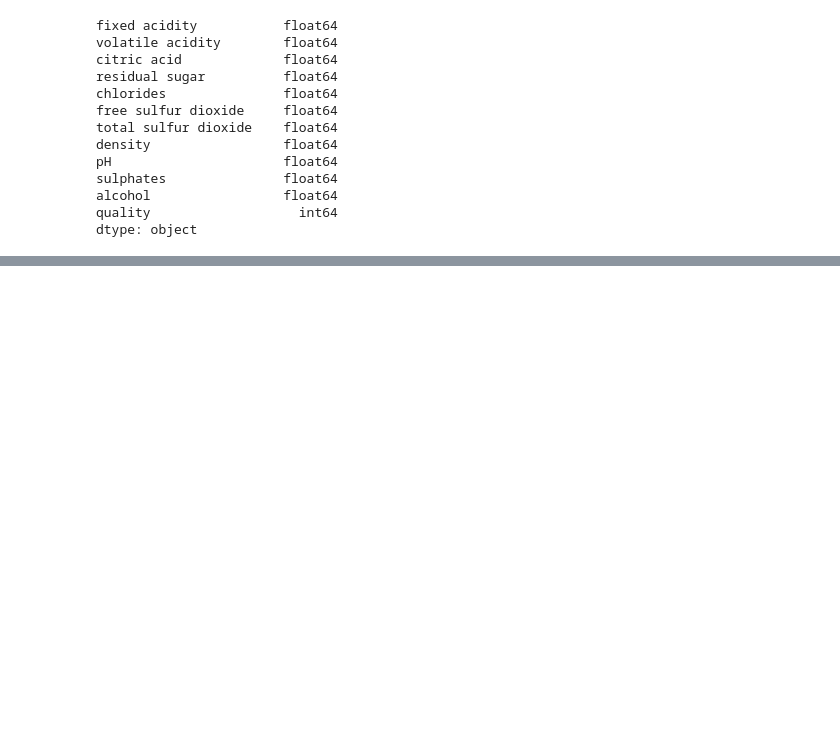
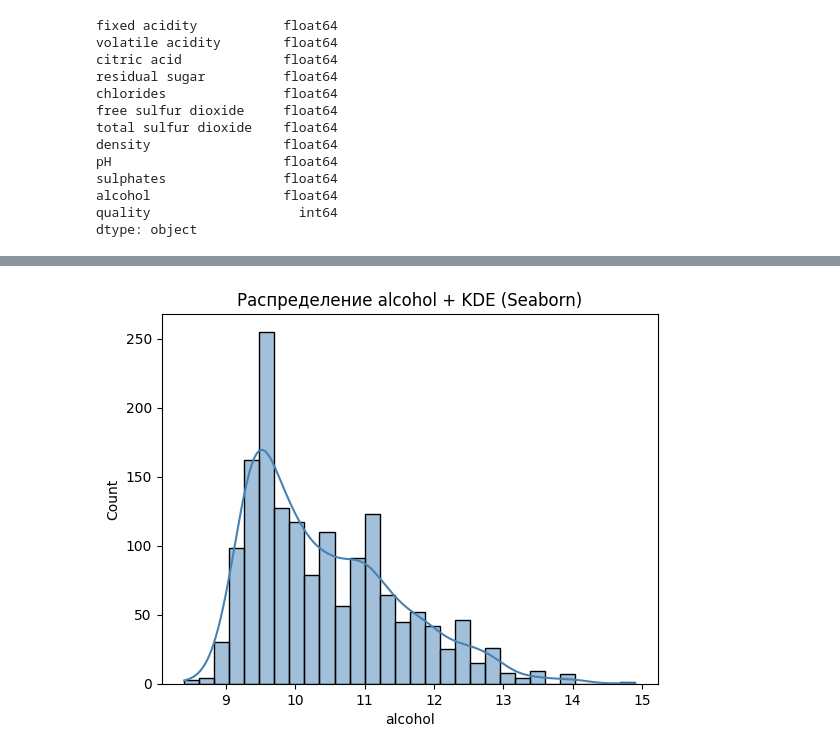
Before and after one commit to topj0bstule/ML_Course, a Jupyter notebook: hw02_/hw02_notebook.ipynb, the cells around one changed output, grey strips where cells are left out. Cells and saved outputs as stored; diff of their text form; code cells hidden in the pictures; blank space fills up the shorter version.

```diff
--- a/hw02_/hw02_notebook.ipynb
+++ b/hw02_/hw02_notebook.ipynb
@@ -149,0 +380,6 @@ dtype: object
+# %%
+sns.histplot(data=df, x='alcohol', kde=True, bins=30, color='steelblue')
+plt.title('Распределение alcohol + KDE (Seaborn)')
+plt.show()
+# %% [output]
+[figure, added]
```
Also changed, not shown: parts of 49 cells of this notebook, 2 other files.
